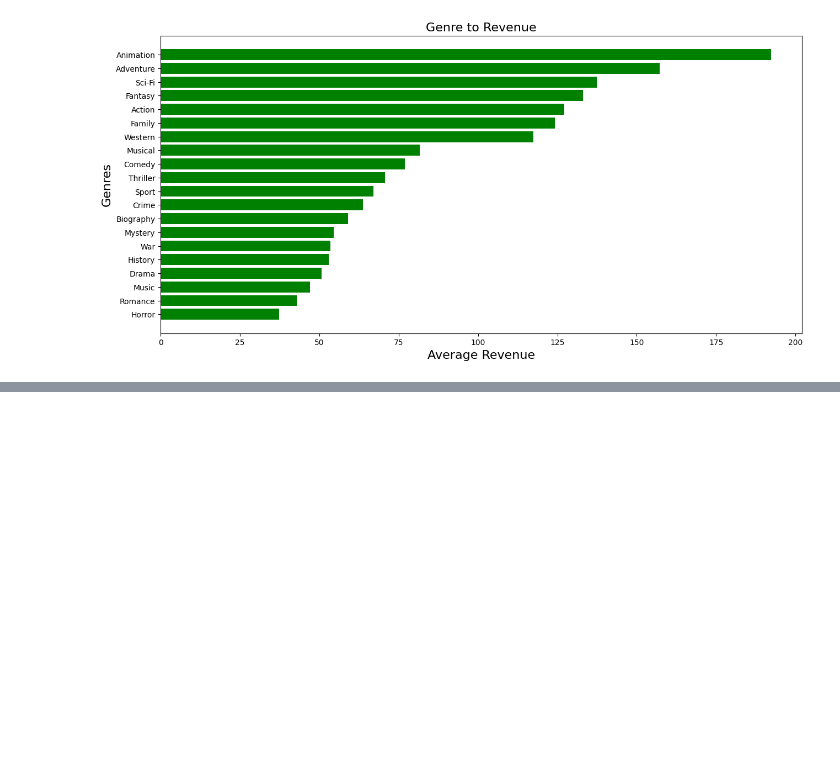
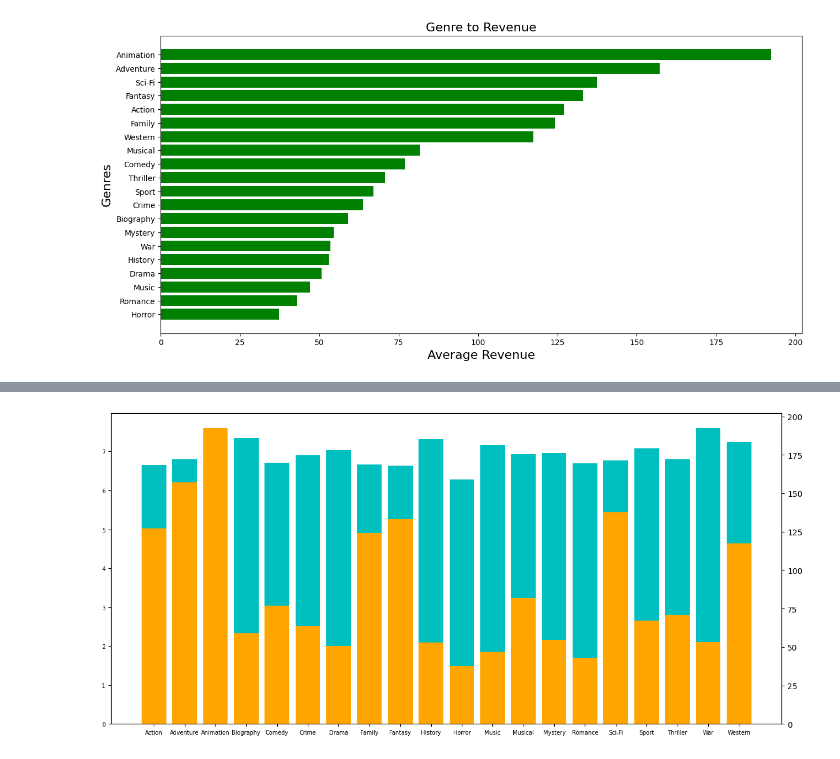
Before and after one commit to LinusTC/IMDBMovies, a Jupyter notebook: CW3.ipynb, the cells around one changed output, grey strips where cells are left out. Drawn from its saved outputs; the diff is of its cells as text; code cells hidden in the pictures; blank space fills up the shorter version.

```diff
--- a/CW3.ipynb
+++ b/CW3.ipynb
@@ -381,7 +381,7 @@ Sorted_GRE = Genre_Revenue.sort_values("Average Revenue")
 
 Genre = py.array(Sorted_GRE["Genre"])
 
-Genre_Revenue = py.array(Sorted_GRE["Average Revenue"])
+Genre_Revenue1 = py.array(Sorted_GRE["Average Revenue"])
 # %% [markdown]
 Graph of Genre-Revenue
 # %%
@@ -398,3 +398,11 @@ plt.title('Genre to Revenue', fontsize = 16)
 plt.show()
 # %% [output]
 [figure]
+# %%
+first_ax = py.array(Genre_Rating["Average Rating"])
+second_ax = py.array(Genre_Revenue["Average Revenue"])
+x_ax = py.array(Genre_Rating["Genre"])
+
+print (second_ax)
+print (first_ax)
+print (x_ax)
@@ -400,0 +421,14 @@ plt.show()
+# %%
+fig, ax1 = plt.subplots(figsize=(15, 7))
+
+ax1.bar(x_ax,first_ax, color = "c")
+ax2 = ax1.twinx()
+ax2.bar(x_ax,second_ax,color = "Orange")
+
+ax1.tick_params(axis='both', which='major', labelsize=7)
+
+
+
+plt.show()
+# %% [output]
+[figure, added]
```
Also changed, not shown: parts of 2 cells of this notebook.
